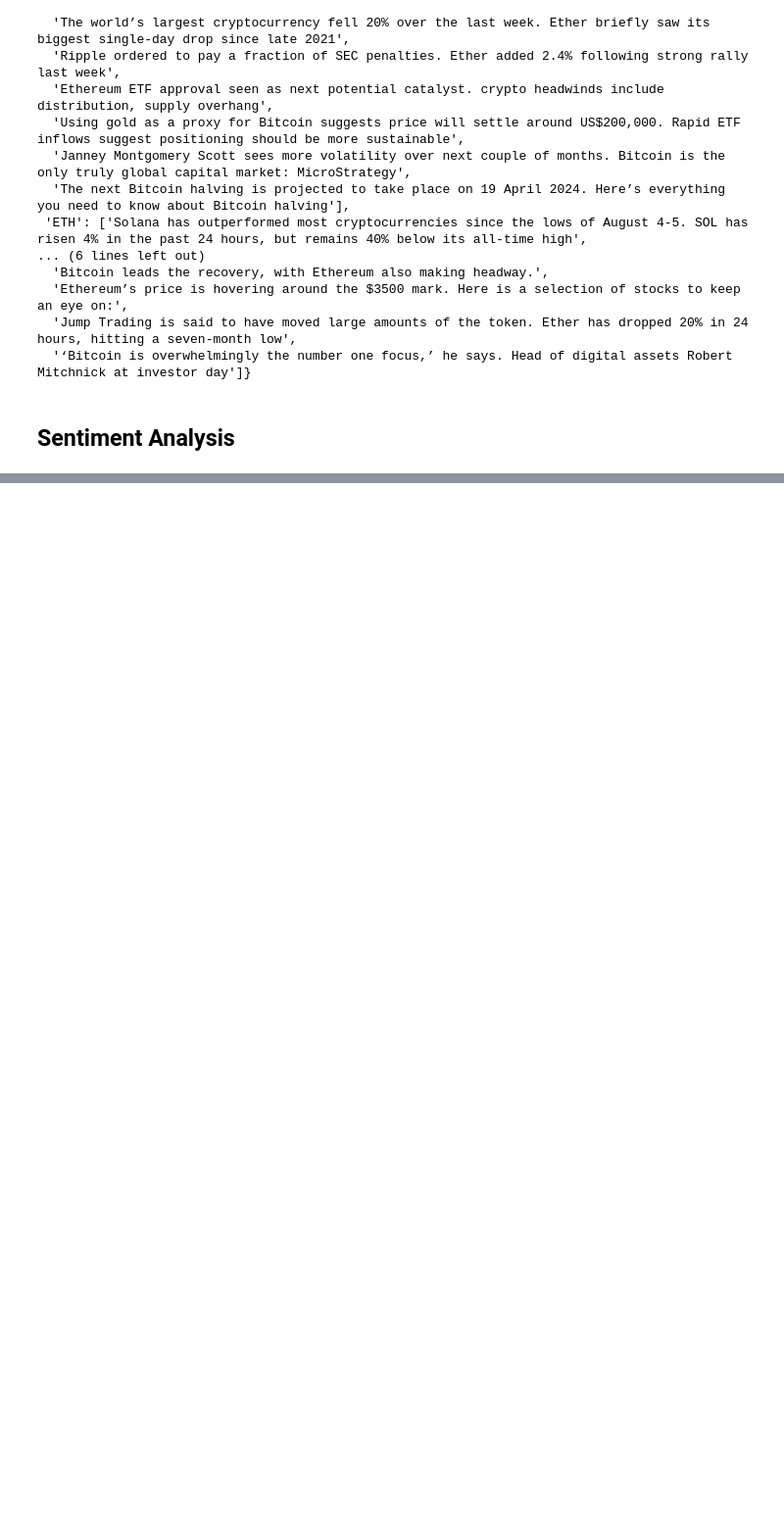
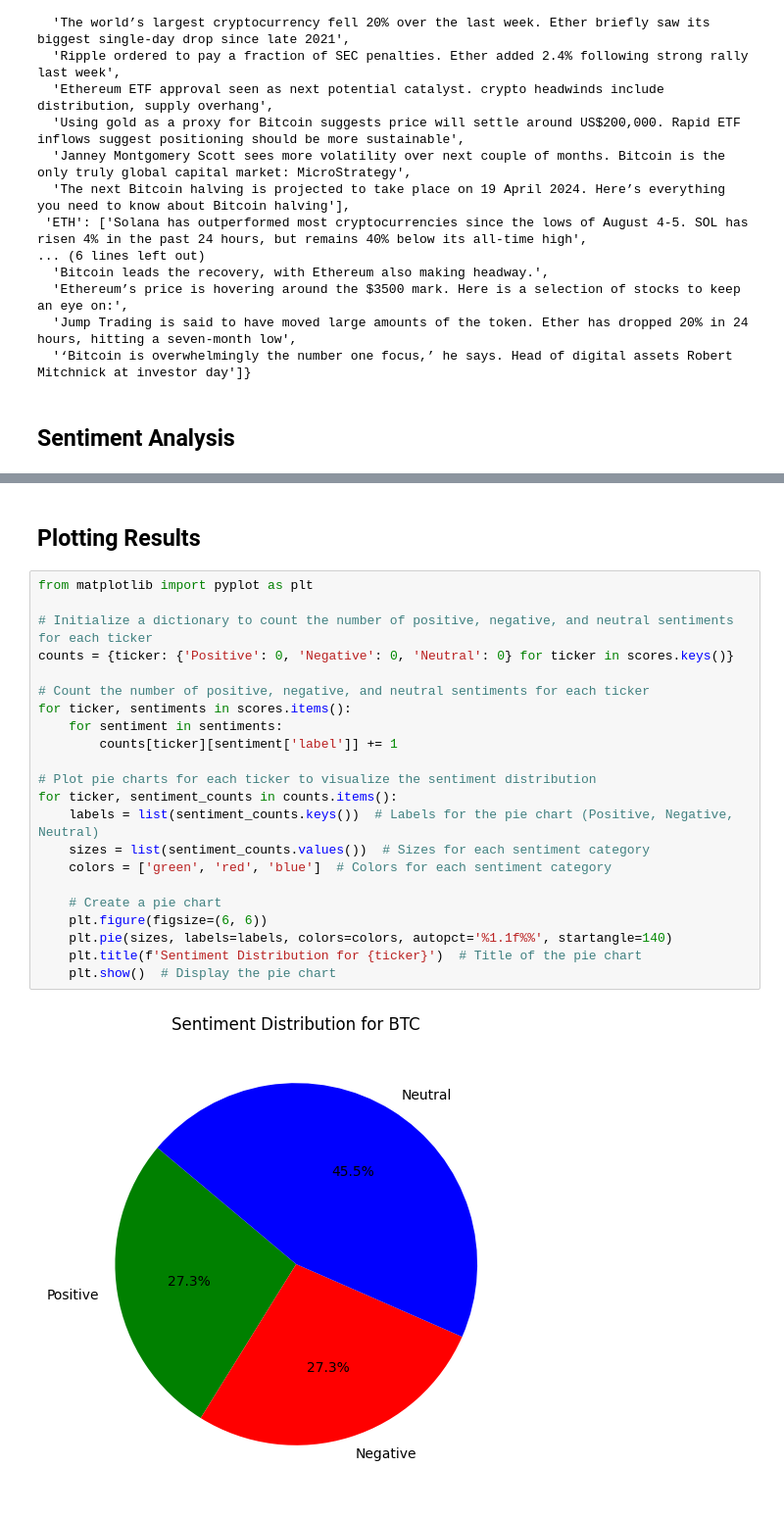
Before and after one commit to darrenhjle/Asset-Sentiment-Analysis, a Jupyter notebook: main.ipynb, the cells around one changed output, grey strips where cells are left out. Shown at 98% size. Drawn from its saved outputs; the diff is of its cells as text; blank space fills up the shorter version.

Commit message:
Added methods for exporting and plotting results
added the function to export as csv or plotting results in a pie chart

```diff
--- a/main.ipynb
+++ b/main.ipynb
@@ -231,0 +250,26 @@ scores
+# %% [markdown]
+## Plotting Results
+# %%
+from matplotlib import pyplot as plt
+
+# Initialize a dictionary to count the number of positive, negative, and neutral sentiments for each ticker
+counts = {ticker: {'Positive': 0, 'Negative': 0, 'Neutral': 0} for ticker in scores.keys()}
+
+# Count the number of positive, negative, and neutral sentiments for each ticker
+for ticker, sentiments in scores.items():
+    for sentiment in sentiments:
+        counts[ticker][sentiment['label']] += 1
+
+# Plot pie charts for each ticker to visualize the sentiment distribution
+for ticker, sentiment_counts in counts.items():
+    labels = list(sentiment_counts.keys())  # Labels for the pie chart (Positive, Negative, Neutral)
+    sizes = list(sentiment_counts.values())  # Sizes for each sentiment category
+    colors = ['green', 'red', 'blue']  # Colors for each sentiment category
+
+    # Create a pie chart
+    plt.figure(figsize=(6, 6))
+    plt.pie(sizes, labels=labels, colors=colors, autopct='%1.1f%%', startangle=140)
+    plt.title(f'Sentiment Distribution for {ticker}')  # Title of the pie chart
+    plt.show()  # Display the pie chart
+# %% [output]
+[figure, added]
```
Also changed, not shown: parts of 6 cells of this notebook.
